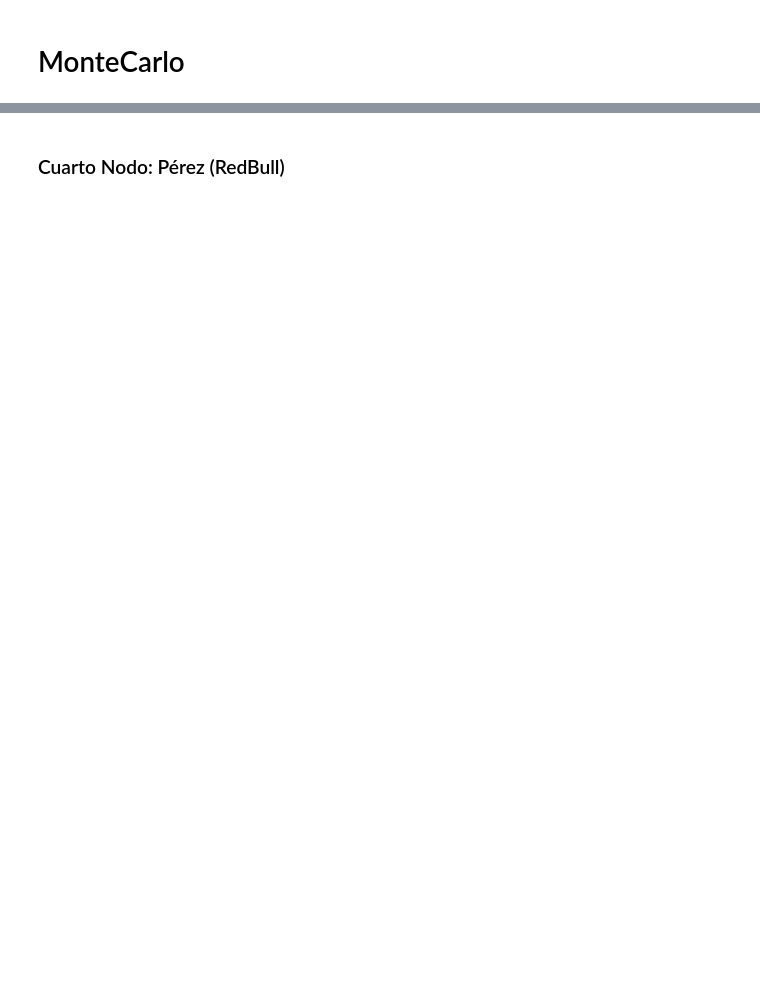
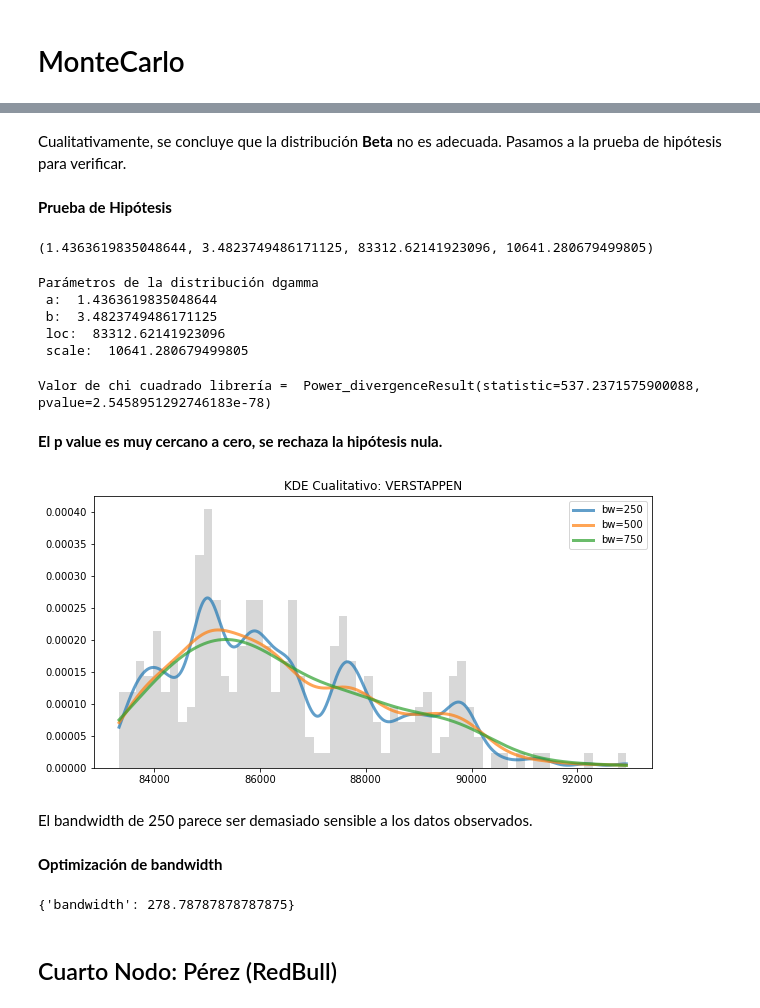
Before and after one commit to AndresLaresBarragan/ProyectoSPF, a Jupyter notebook: Nodo2.ipynb, the cells around one changed output, grey strips where cells are left out. Drawn from its saved outputs; the diff is of its cells as text; code cells hidden in the pictures; blank space fills up the shorter version.

```diff
--- a/Nodo2.ipynb
+++ b/Nodo2.ipynb
@@ -842,2 +910,55 @@ np.mean(Total_Bottas)
+# %% [markdown]
+Cualitativamente, se concluye que la distribución **Beta** no es adecuada. Pasamos a la prueba de hipótesis para verificar.
+# %% [markdown]
+**Prueba de Hipótesis**
+# %%
+params
+# %% [output]
+(1.4363619835048644, 3.4823749486171125, 83312.62141923096, 10641.280679499805)
+# %%
+print("Parámetros de la distribución dgamma \n","a: ",params[0],"\n","b: ",params[1],"\n","loc: ",params[2],'\n',"scale: ",params[3])
+# %% [output]
+Parámetros de la distribución dgamma
+ a:  1.4363619835048644
+ b:  3.4823749486171125
+ loc:  83312.62141923096
+ scale:  10641.280679499805
+# %%
+# Generar una distribucion dgamma con los parametros obtenidos
+pi = st.beta.pdf(x, params[0], params[1], params[2],params[3]) #
+# Chi cuadrado
+Ei = x*pi
+X2 = st.chisquare(y, Ei[1:])
+print('Valor de chi cuadrado librería = ', X2)
+# %% [output]
+Valor de chi cuadrado librería =  Power_divergenceResult(statistic=537.2371575900088, pvalue=2.5458951292746183e-78)
+# %% [markdown]
+**El p value es muy cercano a cero, se rechaza la hipótesis nula.**
+# %%
+x_grid1 = np.linspace(min(vers),max(vers), 100000)
+
+plt.figure(figsize=(10,5))
+for bandwidth in [250,500,750]:
+    plt.plot(x_grid1, kde_sklearn(vers, x_grid1, bandwidth=bandwidth),
+            label='bw={0}'.format(bandwidth), linewidth=3, alpha=0.7)
+
+plt.hist(vers, 60, fc='gray', histtype='stepfilled', alpha=0.3, density=True)
+plt.title("KDE Cualitativo: VERSTAPPEN")
+plt.legend(loc='upper right')
+plt.show()
+# %% [output]
+[figure, added]
+# %% [markdown]
+El bandwidth de 250 parece ser demasiado sensible a los datos observados.
+# %% [markdown]
+**Optimización de bandwidth**
+# %%
+grid1 = GridSearchCV(KernelDensity(),
+                    {'bandwidth': np.linspace(100, 400, 100)},
+                    cv=200) # 150-fold cross-validation
+grid1.fit(vers[:, None])
+print(grid1.best_params_)
+# %% [output]
+{'bandwidth': 278.78787878787875}
 # %% [markdown]
-### Cuarto Nodo: Pérez (RedBull)
+## Cuarto Nodo: Pérez (RedBull)
```
Also changed, not shown: parts of 56 cells of this notebook.
